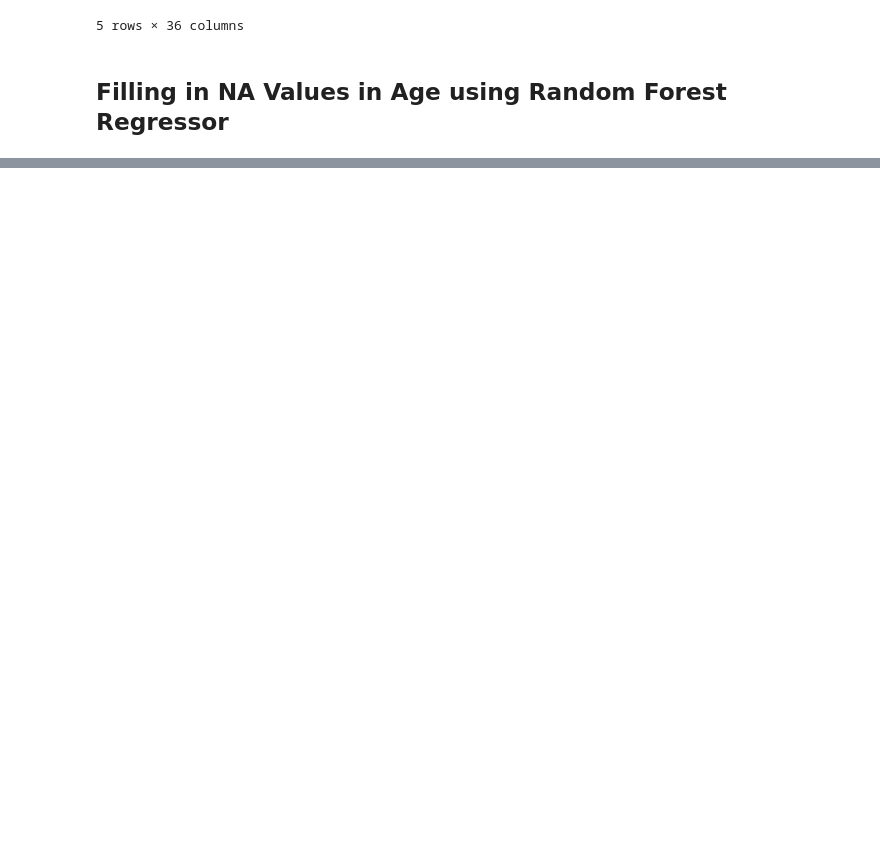
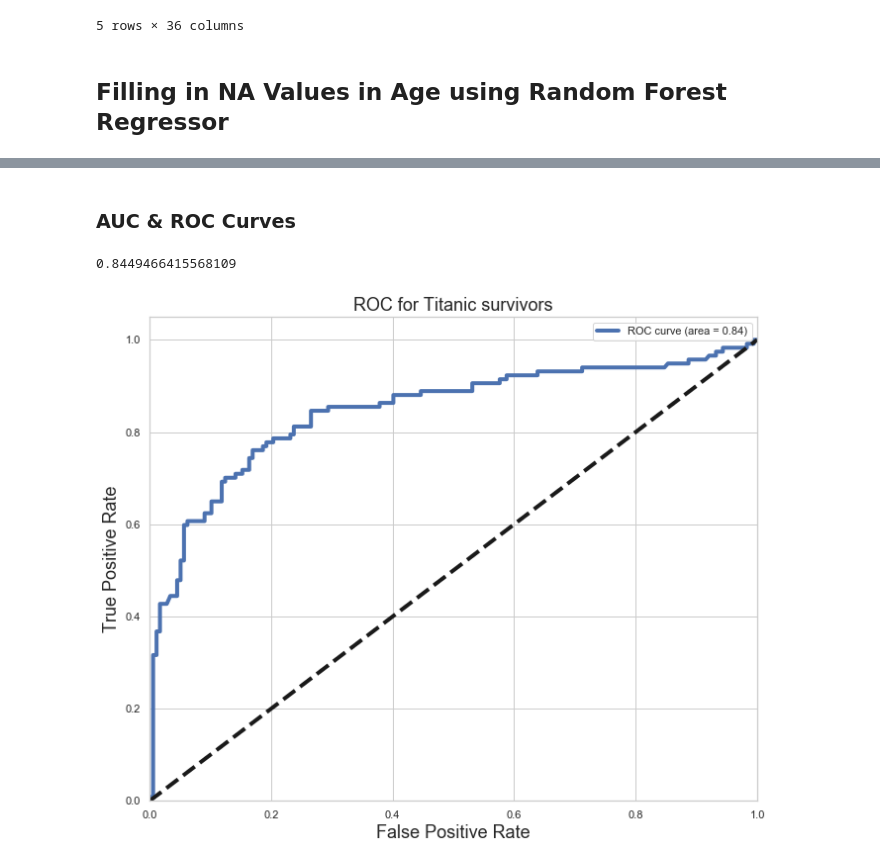
Before and after one commit to lsh950919/Kaggle, a Jupyter notebook: Titanic 2.ipynb, the cells around one changed output, grey strips where cells are left out. Drawn from its saved outputs; the diff is of its cells as text; code cells hidden in the pictures; blank space fills up the shorter version.

```diff
--- a/Titanic 2.ipynb
+++ b/Titanic 2.ipynb
@@ -1026,0 +1226,23 @@ y = train['survived']
+# %% [markdown]
+### AUC & ROC Curves
+# %%
+from sklearn.metrics import roc_curve, auc
+y_score = logreg.decision_function(x_test)
+
+FPR, TPR, _ = roc_curve(y_test, y_score) # gives 3 arrays, each containing FPR, TPR, and ?
+ROC_AUC = auc(FPR, TPR) # finds AUC from FPR (False Positive Rate) and TPR (True Positive Rate or Sensitivity)
+print(ROC_AUC) # 0.84494664
+
+plt.figure(figsize = (11, 9)) # general plot
+plt.plot(FPR, TPR, label = 'ROC curve (area = %0.2f)'%ROC_AUC, linewidth = 4) # blue line
+plt.plot([0, 1], [0, 1], 'k--', linewidth = 4) # black dotted line
+plt.xlim([0.0, 1.0]) # x tick limit
+plt.ylim([0.0, 1.05]) # y tick limit
+plt.xlabel('False Positive Rate', fontsize = 18) # x axis label
+plt.ylabel('True Positive Rate', fontsize = 18) # y axis label
+plt.title('ROC for Titanic survivors', fontsize = 18) # title
+plt.legend(loc = 'upper right') # shows the label of plot
+plt.show()
+# %% [output]
+0.8449466415568109
+[figure, added]
```
Also changed, not shown: parts of 93 cells of this notebook.
